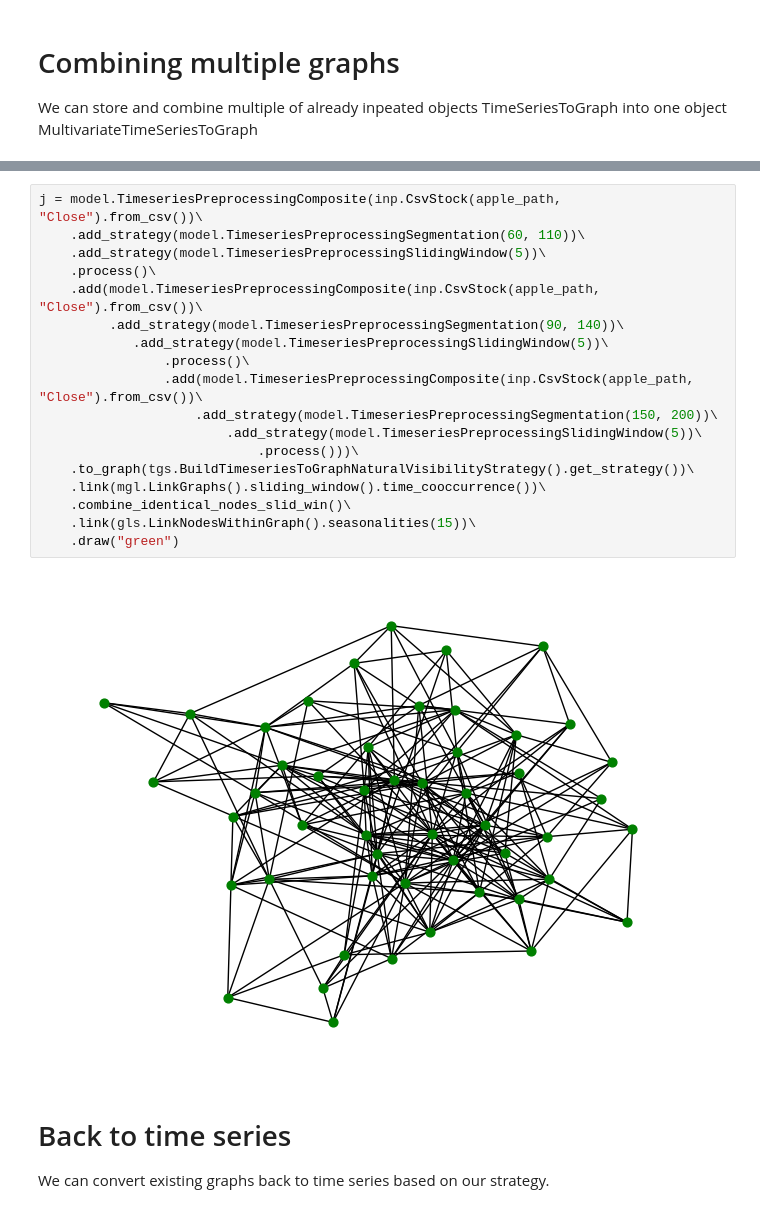
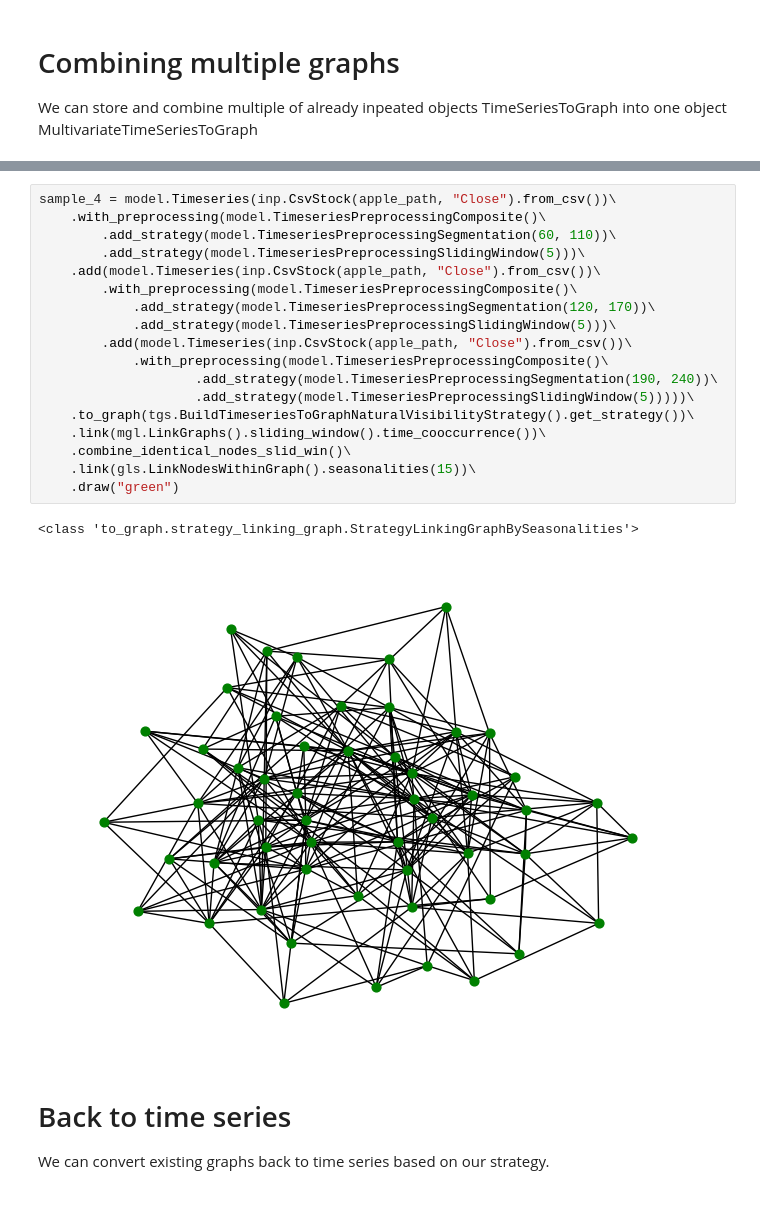
Before and after one commit to zangrcar/ts2g2, a Jupyter notebook: docs/tutorial.ipynb, the cells around one changed output, grey strips where cells are left out. Drawn from its saved outputs; the diff is of its cells as text.

Commit message:
Graph visitor and comparator implementation and other updates.

```diff
--- a/docs/tutorial.ipynb
+++ b/docs/tutorial.ipynb
@@ -70,24 +68,25 @@ i = model.TimeseriesPreprocessingComposite(inp.CsvStock(apple_path, "Close").fro
 [figure]
 # %%
-j = model.TimeseriesPreprocessingComposite(inp.CsvStock(apple_path, "Close").from_csv())\
-    .add_strategy(model.TimeseriesPreprocessingSegmentation(60, 110))\
-    .add_strategy(model.TimeseriesPreprocessingSlidingWindow(5))\
-    .process()\
-    .add(model.TimeseriesPreprocessingComposite(inp.CsvStock(apple_path, "Close").from_csv())\
-         .add_strategy(model.TimeseriesPreprocessingSegmentation(90, 140))\
-            .add_strategy(model.TimeseriesPreprocessingSlidingWindow(5))\
-                .process()\
-                .add(model.TimeseriesPreprocessingComposite(inp.CsvStock(apple_path, "Close").from_csv())\
-                    .add_strategy(model.TimeseriesPreprocessingSegmentation(150, 200))\
-                        .add_strategy(model.TimeseriesPreprocessingSlidingWindow(5))\
-                            .process()))\
+sample_4 = model.Timeseries(inp.CsvStock(apple_path, "Close").from_csv())\
+    .with_preprocessing(model.TimeseriesPreprocessingComposite()\
+        .add_strategy(model.TimeseriesPreprocessingSegmentation(60, 110))\
+        .add_strategy(model.TimeseriesPreprocessingSlidingWindow(5)))\
+    .add(model.Timeseries(inp.CsvStock(apple_path, "Close").from_csv())\
+        .with_preprocessing(model.TimeseriesPreprocessingComposite()\
+            .add_strategy(model.TimeseriesPreprocessingSegmentation(120, 170))\
+            .add_strategy(model.TimeseriesPreprocessingSlidingWindow(5)))\
+        .add(model.Timeseries(inp.CsvStock(apple_path, "Close").from_csv())\
+            .with_preprocessing(model.TimeseriesPreprocessingComposite()\
+                    .add_strategy(model.TimeseriesPreprocessingSegmentation(190, 240))\
+                    .add_strategy(model.TimeseriesPreprocessingSlidingWindow(5)))))\
     .to_graph(tgs.BuildTimeseriesToGraphNaturalVisibilityStrategy().get_strategy())\
     .link(mgl.LinkGraphs().sliding_window().time_cooccurrence())\
     .combine_identical_nodes_slid_win()\
     .link(gls.LinkNodesWithinGraph().seasonalities(15))\
     .draw("green")
 # %% [output]
+<class 'to_graph.strategy_linking_graph.StrategyLinkingGraphBySeasonalities'>
-[figure, old version]
+[figure, new version]
 # %% [markdown]
 # Back to time series
 We can convert existing graphs back to time series based on our strategy.
```
Also changed, not shown: parts of 7 cells of this notebook, 7 other files.
